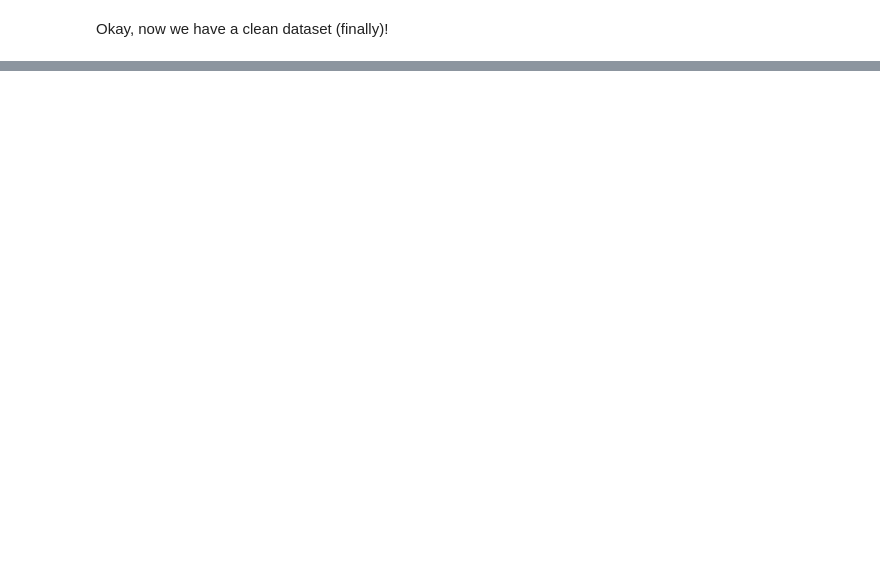
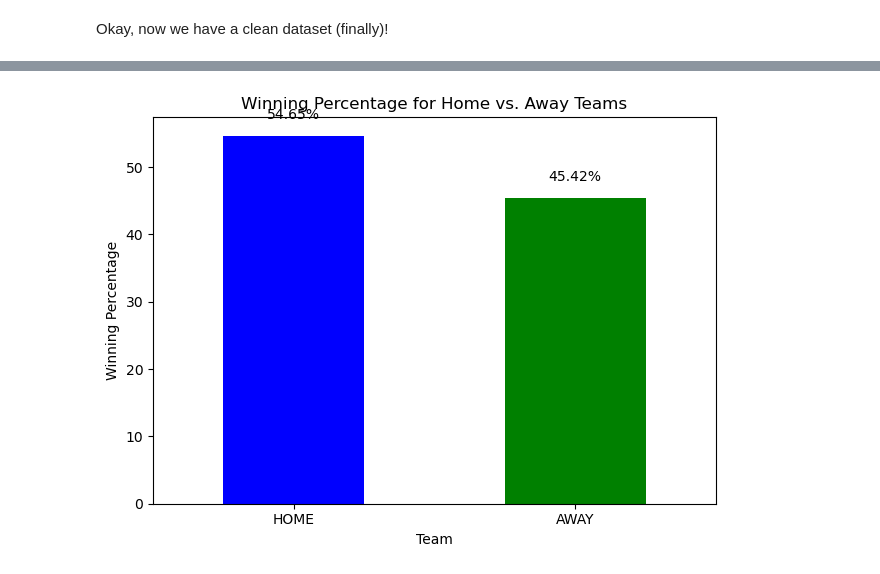
Before and after one commit to markshumka/NHL-Game-Predictor, a Jupyter notebook: Notebooks/Initial_data_upload_and_EDA.ipynb, the cells around one changed output, grey strips where cells are left out. Drawn from its saved outputs; the diff is of its cells as text; code cells hidden in the pictures; blank space fills up the shorter version.

```diff
--- a/Notebooks/Initial_data_upload_and_EDA.ipynb
+++ b/Notebooks/Initial_data_upload_and_EDA.ipynb
@@ -832,0 +841,2 @@ No columns have null values.
+# %%
+merged_df = merged_df.drop(columns=['position', 'situation', 'iceTime', 'playoffGame', 'game_id', 'HoA', 'settled_in', 'head_coach', 'pim', 'giveaways', 'takeaways', 'blocked', 'shots', 'hits', 'team_y'])
@@ -854,0 +864,25 @@ filtered_mp_df.select_dtypes('object').head()
+# %%
+# Step 1: Calculate the winning percentage
+merged_df['won'] = merged_df['won'].astype(int)
+winning_percentage_df = merged_df.groupby('home_or_away')['won'].mean() * 100
+
+# Step 2: Create a bar graph with 'HOME' on the left and show values
+fig, ax = plt.subplots()
+winning_percentage_df = winning_percentage_df.reindex(['HOME', 'AWAY'])
+winning_percentage_df.plot(kind='bar', ax=ax, color=['blue', 'green'])
+
+# Annotate the bar plot with values
+for i, v in enumerate(winning_percentage_df):
+    ax.text(i, v + 2, f'{v:.2f}%', ha='center', va='bottom', fontsize=10)
+
+# Customize the plot
+plt.title('Winning Percentage for Home vs. Away Teams')
+plt.xlabel('Team')
+plt.ylabel('Winning Percentage')
+plt.xticks(rotation=0)
+
+# Display the plot
+
+plt.show()
+# %% [output]
+[figure, added]
```
Also changed, not shown: parts of 15 cells of this notebook.
